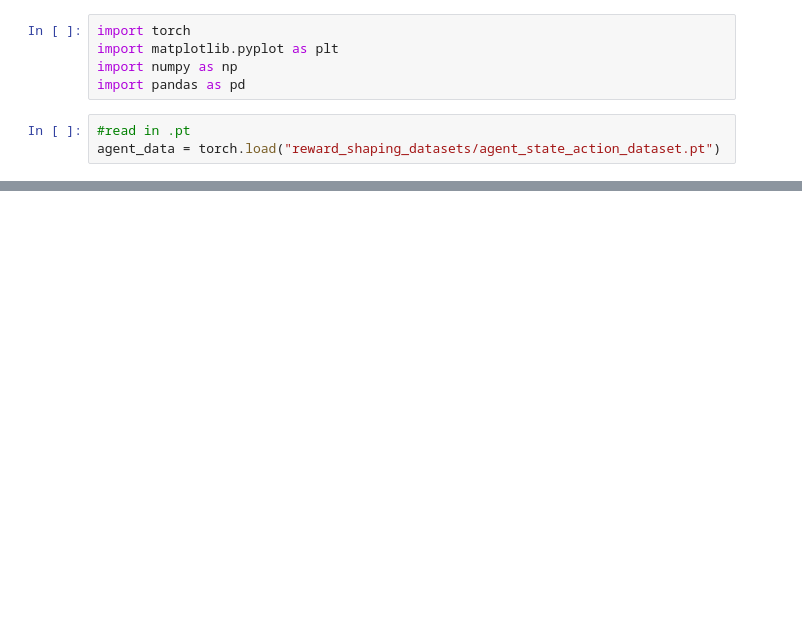
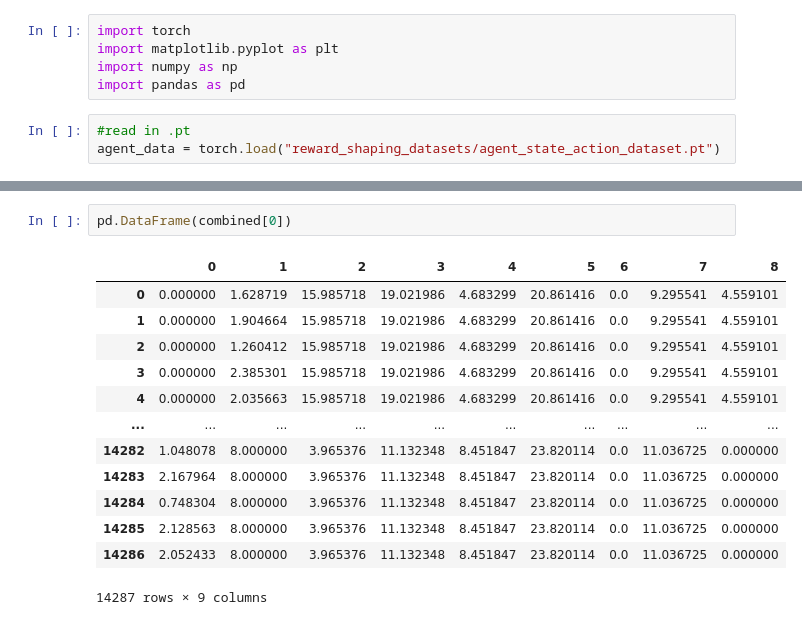
Before and after one commit to harrya32/HTI, a Jupyter notebook: DTR-Bench/visual.ipynb, the cells around one changed output, grey strips where cells are left out. Cells and saved outputs as stored; diff of their text form; blank space fills up the shorter version.

```diff
--- a/DTR-Bench/visual.ipynb
+++ b/DTR-Bench/visual.ipynb
@@ -21,0 +89,16 @@ plt.show()
+# %%
+pd.DataFrame(combined[0])
+# %% [output]
+|  | 0 | 1 | 2 | 3 | 4 | 5 | 6 | 7 | 8 |
+| 0 | 0.000000 | 1.628719 | 15.985718 | 19.021986 | 4.683299 | 20.861416 | 0.0 | 9.295541 | 4.559101 |
+| 1 | 0.000000 | 1.904664 | 15.985718 | 19.021986 | 4.683299 | 20.861416 | 0.0 | 9.295541 | 4.559101 |
+| 2 | 0.000000 | 1.260412 | 15.985718 | 19.021986 | 4.683299 | 20.861416 | 0.0 | 9.295541 | 4.559101 |
+| 3 | 0.000000 | 2.385301 | 15.985718 | 19.021986 | 4.683299 | 20.861416 | 0.0 | 9.295541 | 4.559101 |
+| 4 | 0.000000 | 2.035663 | 15.985718 | 19.021986 | 4.683299 | 20.861416 | 0.0 | 9.295541 | 4.559101 |
+| ... | ... | ... | ... | ... | ... | ... | ... | ... | ... |
+| 14282 | 1.048078 | 8.000000 | 3.965376 | 11.132348 | 8.451847 | 23.820114 | 0.0 | 11.036725 | 0.000000 |
+| 14283 | 2.167964 | 8.000000 | 3.965376 | 11.132348 | 8.451847 | 23.820114 | 0.0 | 11.036725 | 0.000000 |
+| 14284 | 0.748304 | 8.000000 | 3.965376 | 11.132348 | 8.451847 | 23.820114 | 0.0 | 11.036725 | 0.000000 |
+| 14285 | 2.128563 | 8.000000 | 3.965376 | 11.132348 | 8.451847 | 23.820114 | 0.0 | 11.036725 | 0.000000 |
+| 14286 | 2.052433 | 8.000000 | 3.965376 | 11.132348 | 8.451847 | 23.820114 | 0.0 | 11.036725 | 0.000000 |
+14287 rows × 9 columns
```
Also changed, not shown: parts of 15 cells of this notebook, 14 other files.
